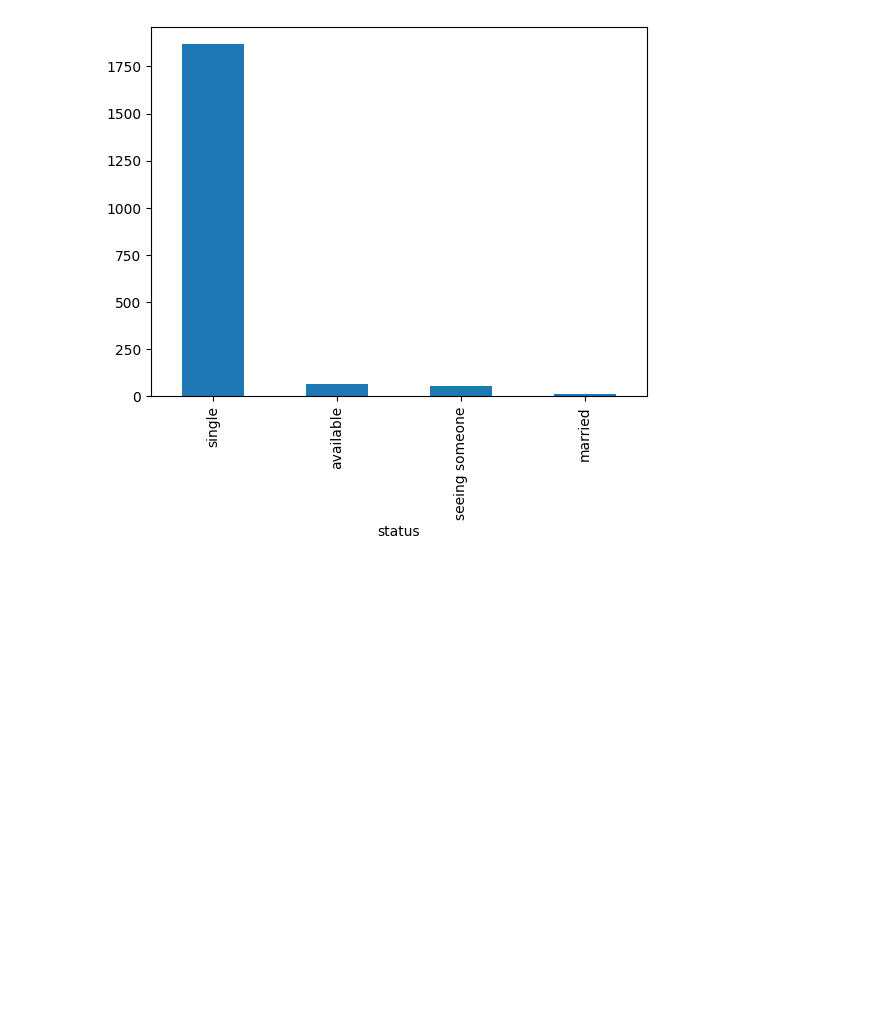
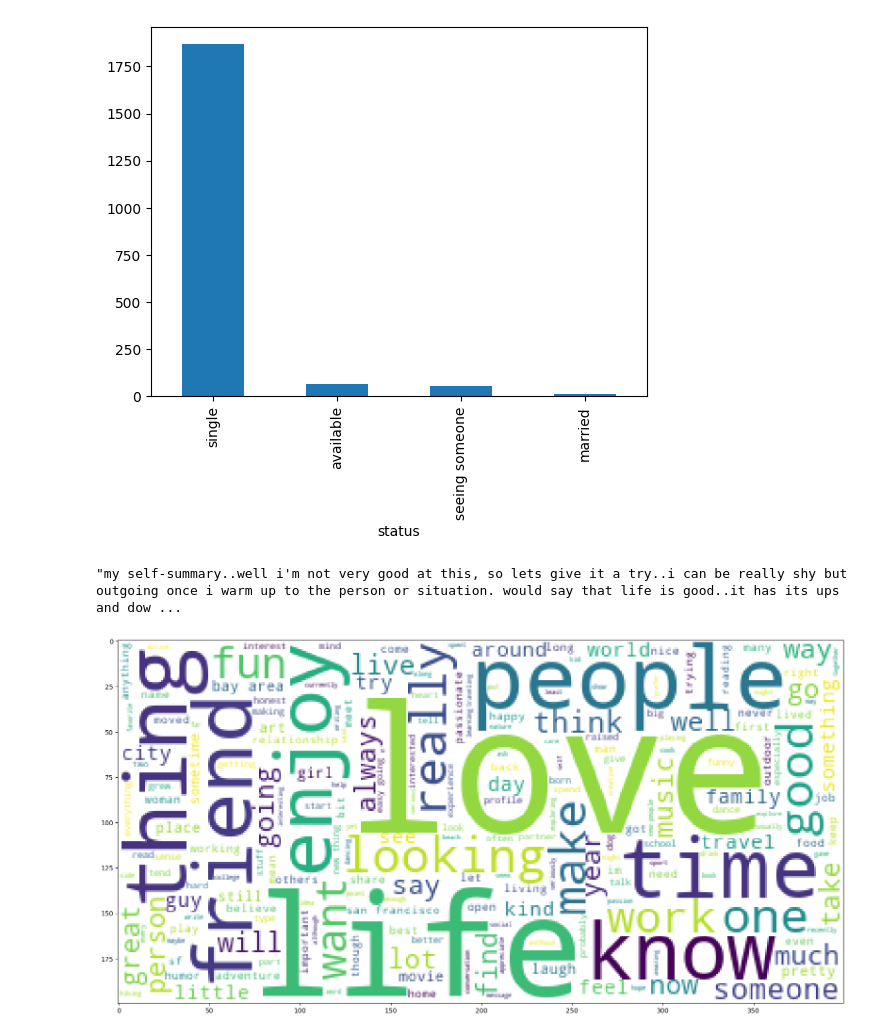
Before and after one commit to shaq31415926/intro-to-ml, a Jupyter notebook: 03Lecture/notebooks/02-tinder-data-exploration.ipynb, the cells around one changed output. Saved outputs shown, nothing was run; the diff lists cells and outputs as text; code cells hidden in the pictures; blank space fills up the shorter version.

Commit message:
code to visualie the bio

```diff
--- a/03Lecture/notebooks/02-tinder-data-exploration.ipynb
+++ b/03Lecture/notebooks/02-tinder-data-exploration.ipynb
@@ -86,3 +86,9 @@ Name: proportion, dtype: float64
 tinder_data.status.value_counts().plot(kind='bar');
 # %% [output]
 [figure]
+# %%
+# the bio for the 6th profile
+
+tinder_data.bio[5]
+# %% [output]
+"my self-summary..well i'm not very good at this, so lets give it a try..i can be really shy but outgoing once i warm up to the person or situation. would say that life is good..it has its ups and dow ...
@@ -88,0 +99,26 @@ tinder_data.status.value_counts().plot(kind='bar');
+# %%
+# view the most appearing words
+
+import re
+from wordcloud import WordCloud
+
+# Remove punctuation
+tinder_data['bio_proc'] = \
+tinder_data['bio'].map(lambda x: re.sub('[,.!?]', '', x))
+
+# Convert all the words to lowercase
+tinder_data['bio_proc'] = \
+tinder_data['bio_proc'].map(lambda x: x.lower())
+
+
+# Join the different processed bios together.
+long_string = ','.join(list(tinder_data['bio_proc'].values))
+# Create a WordCloud object
+wordcloud = WordCloud(background_color="white", max_words=5000, contour_width=3,
+contour_color='steelblue')# Generate a word cloud
+wordcloud.generate(long_string)# Visualize the word cloud
+plt.figure( figsize=(20,10) )
+plt.imshow(wordcloud)
+plt.show();
+# %% [output]
+[figure, added]
```
Also changed, not shown: parts of 1 cell of this notebook.
